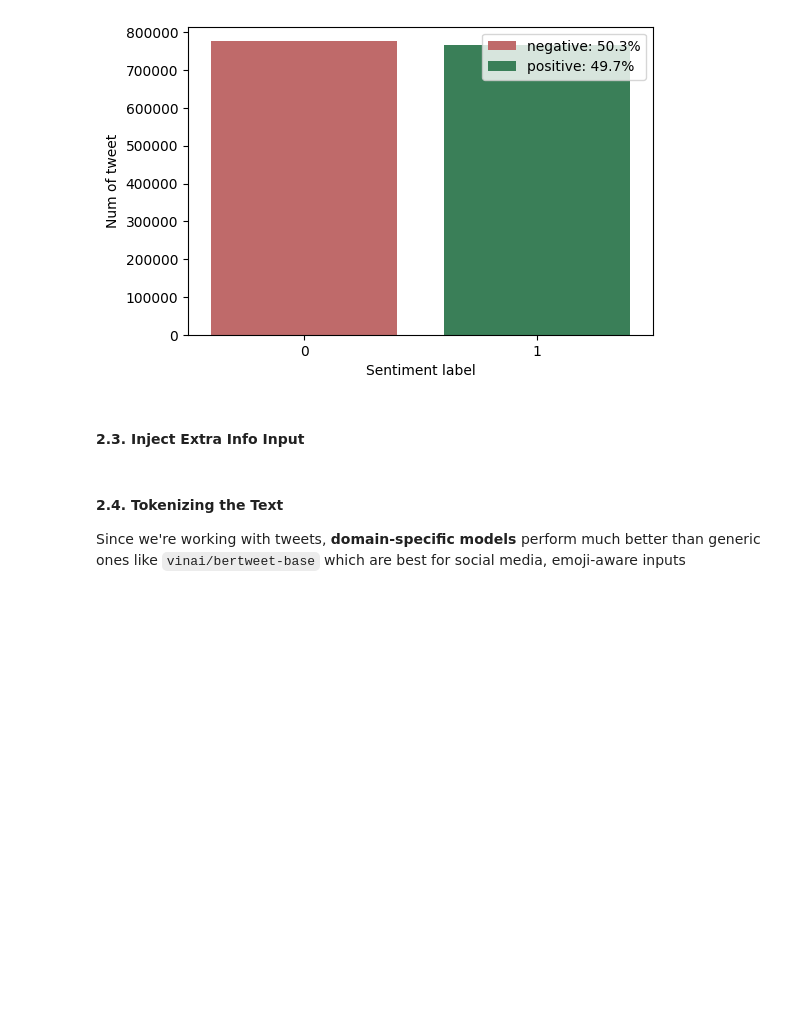
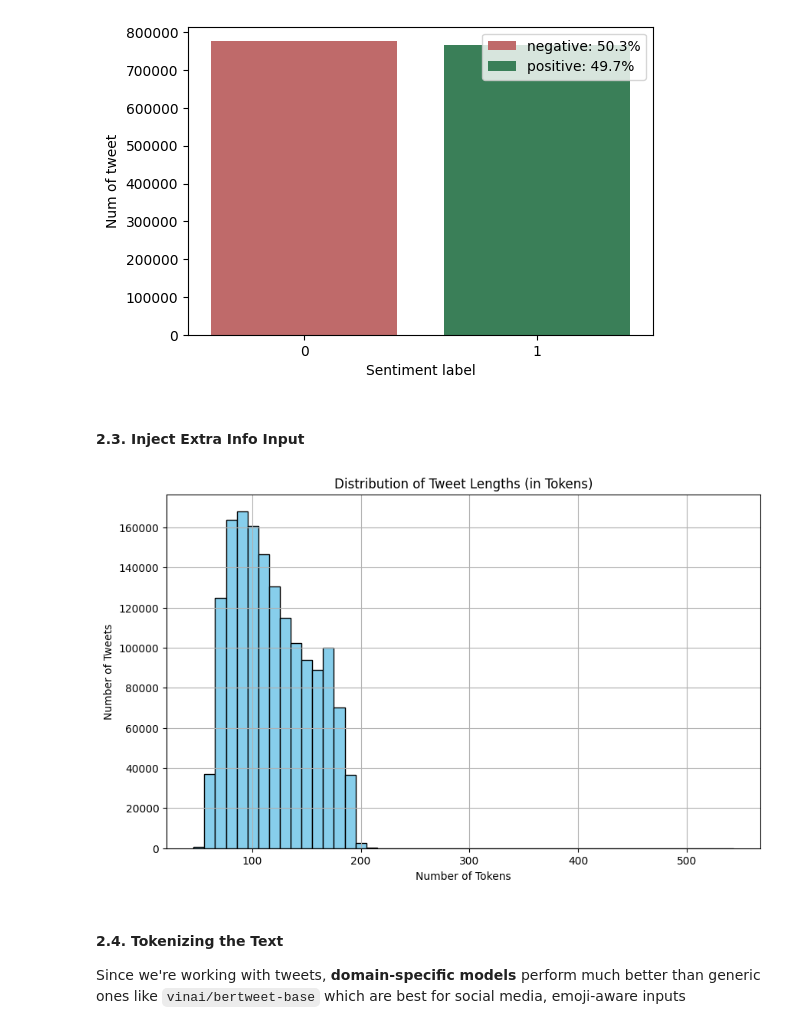
Before and after one commit to taha-kms/Tweet-Sentiment-Analysis, a Jupyter notebook: main.ipynb, the cells around one changed output. Cells and saved outputs as stored; diff of their text form; code cells hidden in the pictures; blank space fills up the shorter version.

```diff
--- a/main.ipynb
+++ b/main.ipynb
@@ -195,3 +201,18 @@ merged_df["enrich_text"] = merged_df.apply(enrich_text_with_meta, axis=1)
+# %%
+char_lengths = merged_df["enrich_text"].str.len()
+
+
+import matplotlib.pyplot as plt
+
+plt.figure(figsize=(10, 6))
+plt.hist(char_lengths, bins=50, color='skyblue', edgecolor='black')
+plt.title("Distribution of Tweet Lengths (in Tokens)")
+plt.xlabel("Number of Tokens")
+plt.ylabel("Number of Tweets")
+plt.grid(True)
+plt.show()
+# %% [output]
+[figure, added]
 # %% [markdown]
 #### 2.4. Tokenizing the Text
 
```
Also changed, not shown: parts of 9 cells of this notebook.
